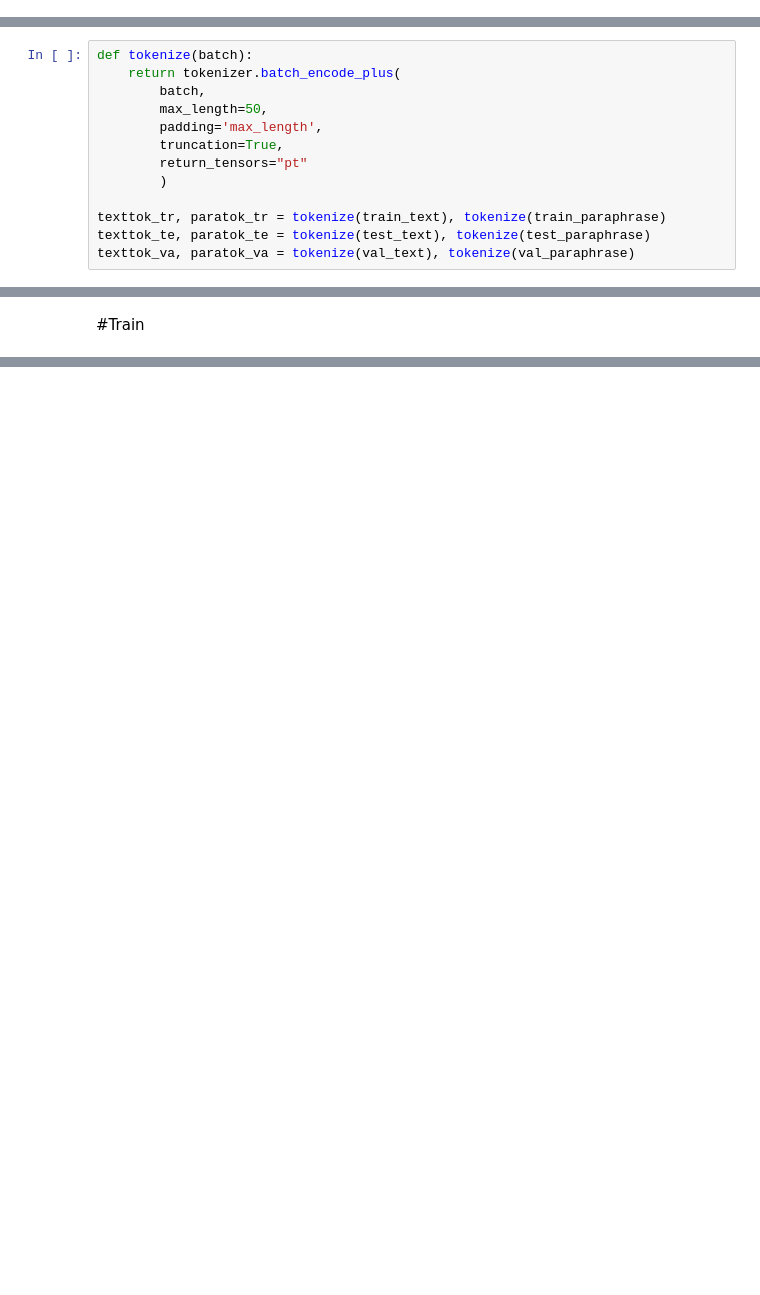
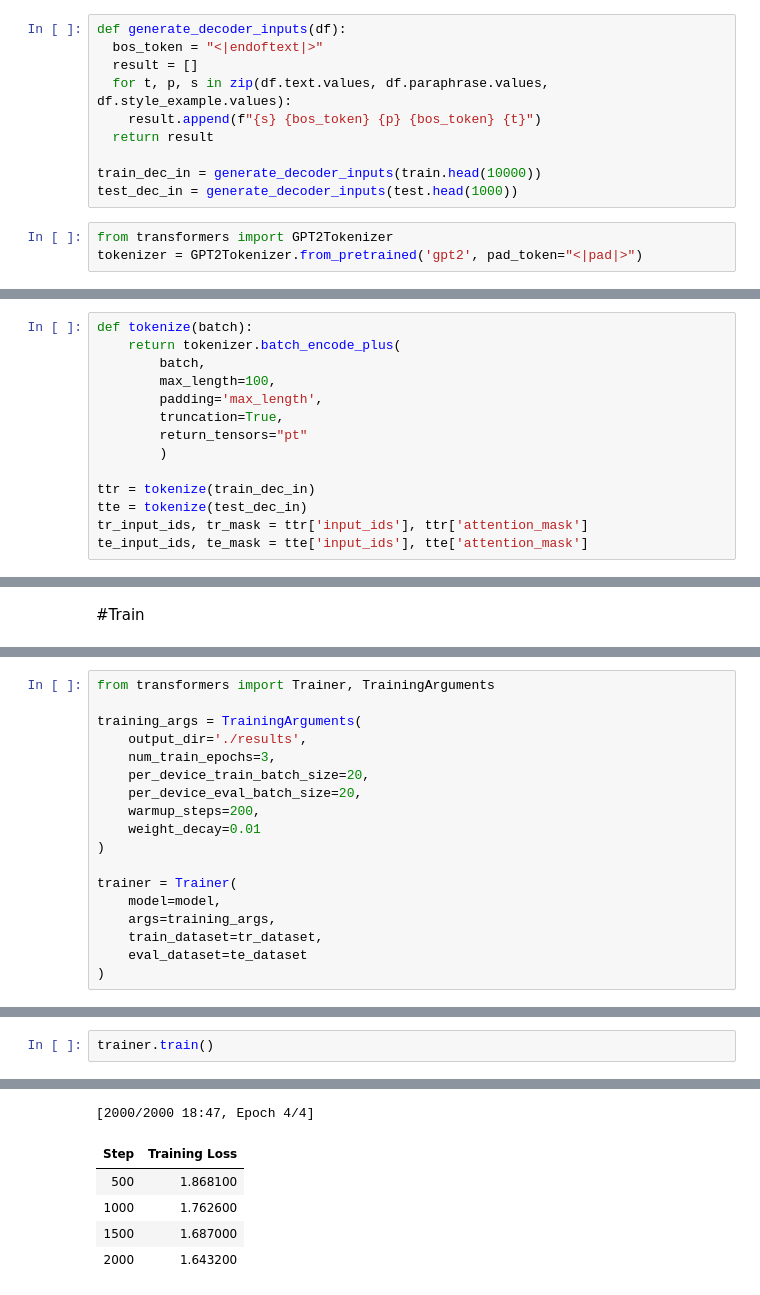
Before and after one commit to MiloCS/CS685Project, a Jupyter notebook: src/nb/gpt2_decoder.ipynb, the cells around one changed output, grey strips where cells are left out. Saved outputs shown, nothing was run; the diff lists cells and outputs as text; blank space fills up the shorter version.

Commit message:
adding decoder notebook update

```diff
--- a/src/nb/gpt2_decoder.ipynb
+++ b/src/nb/gpt2_decoder.ipynb
@@ -235,0 +144,13 @@ val_text, val_paraphrase = get_text_and_paraphrase(train)
+# %%
+def generate_decoder_inputs(df):
+  bos_token = "<|endoftext|>"
+  result = []
+  for t, p, s in zip(df.text.values, df.paraphrase.values, df.style_example.values):
+    result.append(f"{s} {bos_token} {p} {bos_token} {t}")
+  return result
+
+train_dec_in = generate_decoder_inputs(train.head(10000))
+test_dec_in = generate_decoder_inputs(test.head(1000))
+# %%
+from transformers import GPT2Tokenizer
+tokenizer = GPT2Tokenizer.from_pretrained('gpt2', pad_token="<|pad|>")
@@ -237,12 +160,13 @@ val_text, val_paraphrase = get_text_and_paraphrase(train)
 def tokenize(batch):
     return tokenizer.batch_encode_plus(
         batch,
-        max_length=50,
+        max_length=100,
         padding='max_length',
         truncation=True,
         return_tensors="pt"
         )
 
-texttok_tr, paratok_tr = tokenize(train_text), tokenize(train_paraphrase)
-texttok_te, paratok_te = tokenize(test_text), tokenize(test_paraphrase)
-texttok_va, paratok_va = tokenize(val_text), tokenize(val_paraphrase)
+ttr = tokenize(train_dec_in)
+tte = tokenize(test_dec_in)
+tr_input_ids, tr_mask = ttr['input_ids'], ttr['attention_mask']
+te_input_ids, te_mask = tte['input_ids'], tte['attention_mask']
@@ -303,0 +239,18 @@ def train(
+# %%
+from transformers import Trainer, TrainingArguments
+
+training_args = TrainingArguments(
+    output_dir='./results',
+    num_train_epochs=3,
+    per_device_train_batch_size=20,
+    per_device_eval_batch_size=20,
+    warmup_steps=200,
+    weight_decay=0.01
+)
+
+trainer = Trainer(
+    model=model,
+    args=training_args,
+    train_dataset=tr_dataset,
+    eval_dataset=te_dataset
+)
@@ -303,0 +260,3 @@ def train(
+# %%
+trainer.train()
+# %% [output]
@@ -303,0 +270,6 @@ def train(
+[2000/2000 18:47, Epoch 4/4]
+| Step | Training Loss |
+| 500 | 1.868100 |
+| 1000 | 1.762600 |
+| 1500 | 1.687000 |
+| 2000 | 1.643200 |
```
Also changed, not shown: parts of 21 cells of this notebook.
